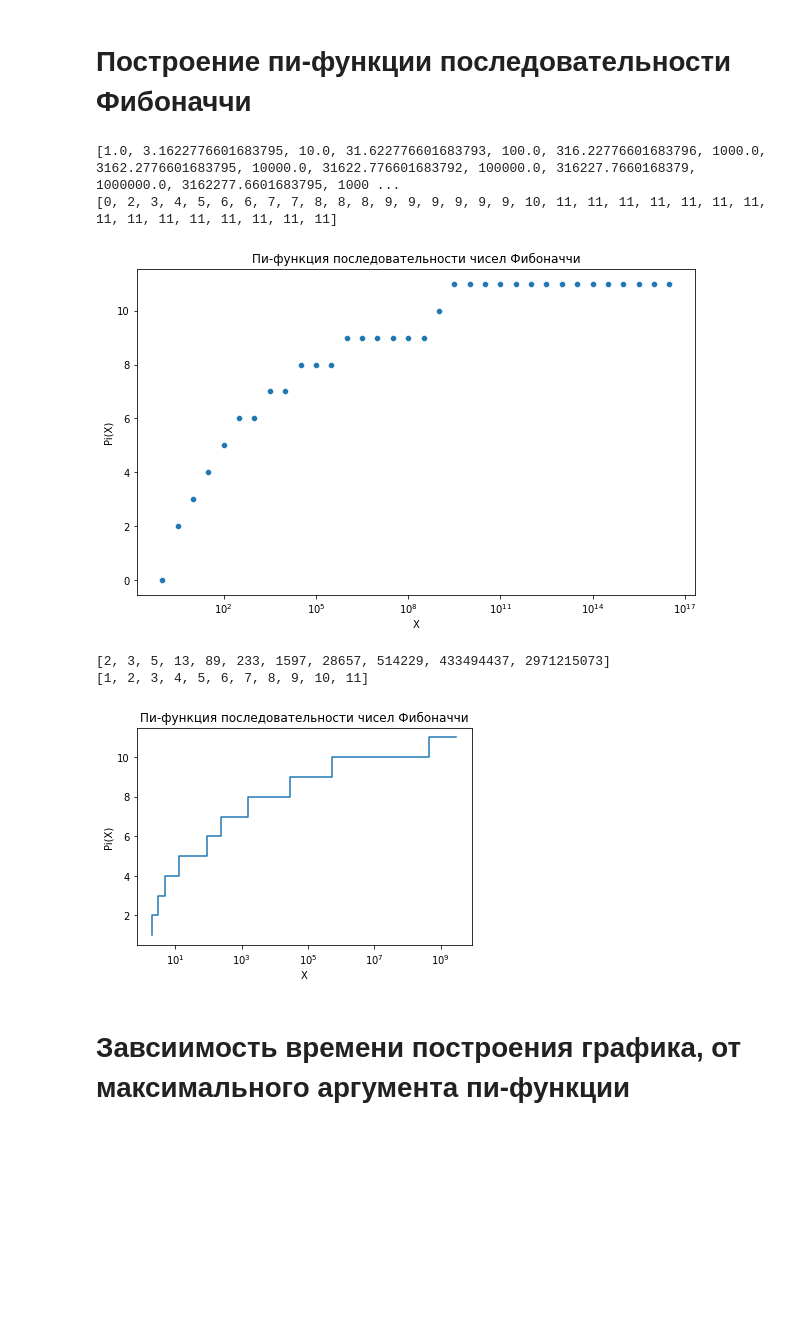
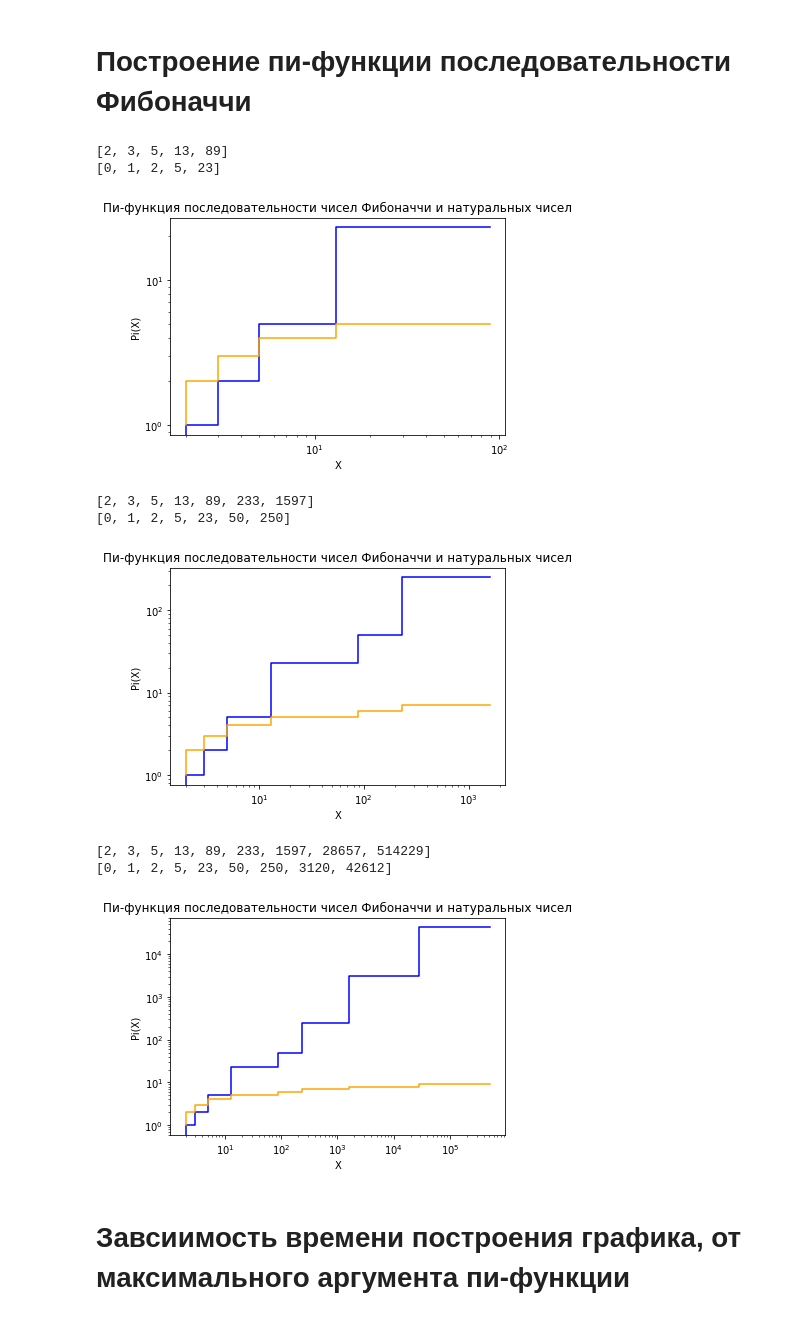
Before and after one commit to Twickitt/Pi-function-of-Fibonacci-and-Tribonacci-Nentrabonacci, a Jupyter notebook: Fibonacci_pi_func.ipynb, the cells around one changed output. Cells and saved outputs as stored; diff of their text form; code cells hidden in the pictures; blank space fills up the shorter version.

Commit message:
Новые изменения
Добавил множественные замеры времени и пи-функцию натуральных чисел

```diff
--- a/Fibonacci_pi_func.ipynb
+++ b/Fibonacci_pi_func.ipynb
@@ -4,6 +4,8 @@
 import seaborn as sns
 import matplotlib.pyplot as plt
 import pandas as pd
+import time
+import numpy as np
 
 #Функция заполняет пустой массив числами Фибоначчи, не превосходящими заданный супремум
 # и возвращает заполненный массив,
@@ -68,7 +70,7 @@ def count_primes(array):
     return count
 
 #Функция, которая берет массив чисел Фибоначчи и возвращает массив, с только простыми числами Фибоначчи
-#Для того, чтобы создать все точки скачка пи-функции для построения ее ступенчатого графика
+#Для того, чтобы создать все точки скачков пи-функции для построения ее ступенчатого графика
 def cut_composites(array_Fibb):
     arr_Fib_prime = []
 
@@ -81,20 +83,28 @@ def cut_composites(array_Fibb):
 #Функция подсчета значения пи-функции числа
 #Создается массив, заполненный числами Фибоначчи, не превосходящими, данное число,
 # и затем подсчитывается, сколько из них простые
-def Pi_func(x):
+def Pi_func_Fib(x):
     Fib_numbers = []
     Fib_numbers = Fib_numbers_fill(x, Fib_numbers)
     pi_F = count_primes(Fib_numbers)
     return pi_F
 
+#Функция возвращающая пи-функцию натуральных чисел
+def Pi_func(x):
+    array = range(2, int(x))
+    pi_f = count_primes(array)
+    return pi_f
+
 #Функция построения графика пи-функции (точечный график), максимальное значение аргумента - заданная степень десяти
 def pi_func_plot(deg_max):
     x = []
     y = []
+    y_Fib = []
 
     #Генерируются значения аргументов(степени десятки с шагом 0.5), по ним высчитываются их пи-функции
     for i in range(deg_max * 2):#18 possible but slow
         x.append(10**(i / 2))
+        y_Fib.append(Pi_func_Fib(x[i]))
         y.append(Pi_func(x[i]))
 
     print(x)
@@ -102,54 +112,67 @@ def pi_func_plot(deg_max):
     #Построение графика, через датафрейм и библиотеку seaborn
     data = pd.DataFrame({
     'x': x,
-    'Pi(x)': y
+    'Pi(x)': y,
+    'Pi_Fib(x)': y_Fib
     })
-
+    #data.show()
     plt.figure(figsize=(10, 6))
     sns.scatterplot(data=data, x='x', y='Pi(x)')
+    sns.scatterplot(data=data, x='x', y='Pi_Fib(x)')
 
     plt.xscale('log')
+    plt.yscale('log')
 
-    plt.title('Пи-функция последовательности чисел Фибоначчи')
+    plt.title('Пи-функция последовательности чисел Фибоначчи и натуральных чисел')
     plt.xlabel('X')
     plt.ylabel('Pi(X)')
 
     plt.show()
 
 
 #Другое построение графика: ступенчатое, более соответствующее математическому
 def pi_func_plot_2(deg_max):
     x = []
     y = []
+    y_Fib = []
 
     #Аргументы генерируются не как степени десятки, а как простые числа Фибоначчи, на которых происходят скачки
     x = Fib_numbers_fill(10**deg_max, x)
     x = cut_composites(x)
     for i in range(len(x)):
         y.append(Pi_func(x[i]))
+        y_Fib.append(Pi_func_Fib(x[i]))
 
     print(x)
     print(y)
 
     #Построение
-    plt.plot(x, y, drawstyle='steps-pre')
+    plt.plot(x, y, drawstyle='steps-pre', label='Pi(x)', color='blue')
+    plt.plot(x, y_Fib, drawstyle='steps-pre', label='Pi_Fib(x)', color='orange')
     plt.xscale('log')
-    plt.title('Пи-функция последовательности чисел Фибоначчи')
+    plt.yscale('log')
+    plt.title('Пи-функция последовательности чисел Фибоначчи и натуральных чисел')
     plt.xlabel('X')
     plt.ylabel('Pi(X)')
     plt.show()
 
 
 
-pi_func_plot(17)#18 possible but slow
-pi_func_plot_2(16)
+#pi_func_plot(5)#18 possible but slow
+pi_func_plot_2(2)
+pi_func_plot_2(4)
+pi_func_plot_2(6)
+#pi_func_plot_2(8)#для 9 долго считает, график для 8 почти не отличается от 6
 # %% [output]
-[1.0, 3.1622776601683795, 10.0, 31.622776601683793, 100.0, 316.22776601683796, 1000.0, 3162.2776601683795, 10000.0, 31622.776601683792, 100000.0, 316227.7660168379, 1000000.0, 3162277.6601683795, 1000 ...
-[0, 2, 3, 4, 5, 6, 6, 7, 7, 8, 8, 8, 9, 9, 9, 9, 9, 9, 10, 11, 11, 11, 11, 11, 11, 11, 11, 11, 11, 11, 11, 11, 11, 11]
+[2, 3, 5, 13, 89]
+[0, 1, 2, 5, 23]
-[figure, old version]
+[figure, new version]
-[2, 3, 5, 13, 89, 233, 1597, 28657, 514229, 433494437, 2971215073]
-[1, 2, 3, 4, 5, 6, 7, 8, 9, 10, 11]
+[2, 3, 5, 13, 89, 233, 1597]
+[0, 1, 2, 5, 23, 50, 250]
-[figure, old version]
+[figure, new version]
+[2, 3, 5, 13, 89, 233, 1597, 28657, 514229]
+[0, 1, 2, 5, 23, 50, 250, 3120, 42612]
+[figure, added]
 # %% [markdown]
 # Завсиимость времени построения графика, от максимального аргумента пи-функции
 # %%
```
Also changed, not shown: parts of 5 cells of this notebook.
